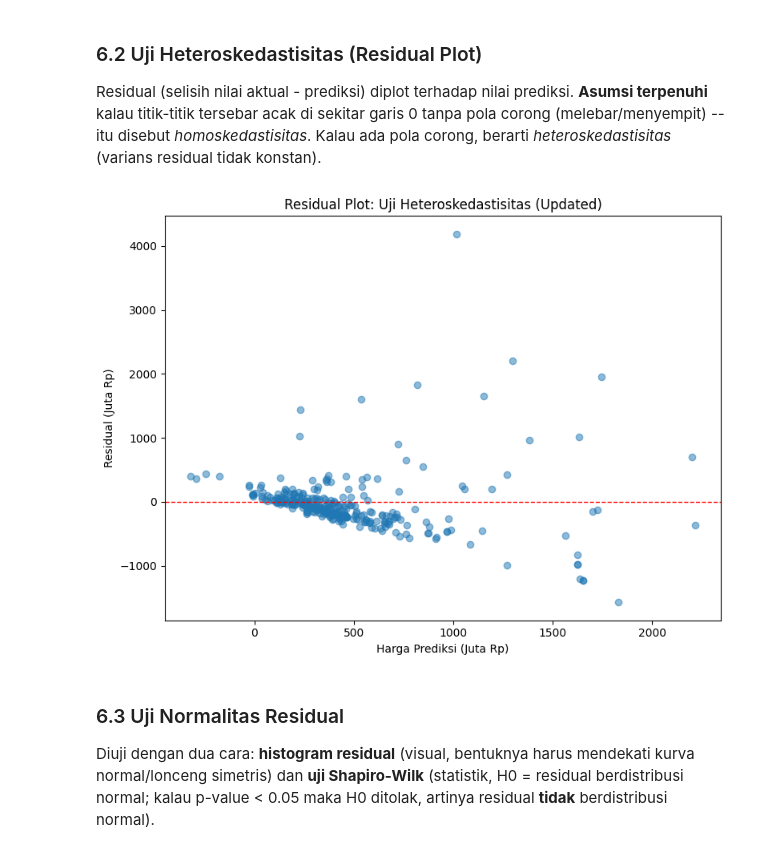
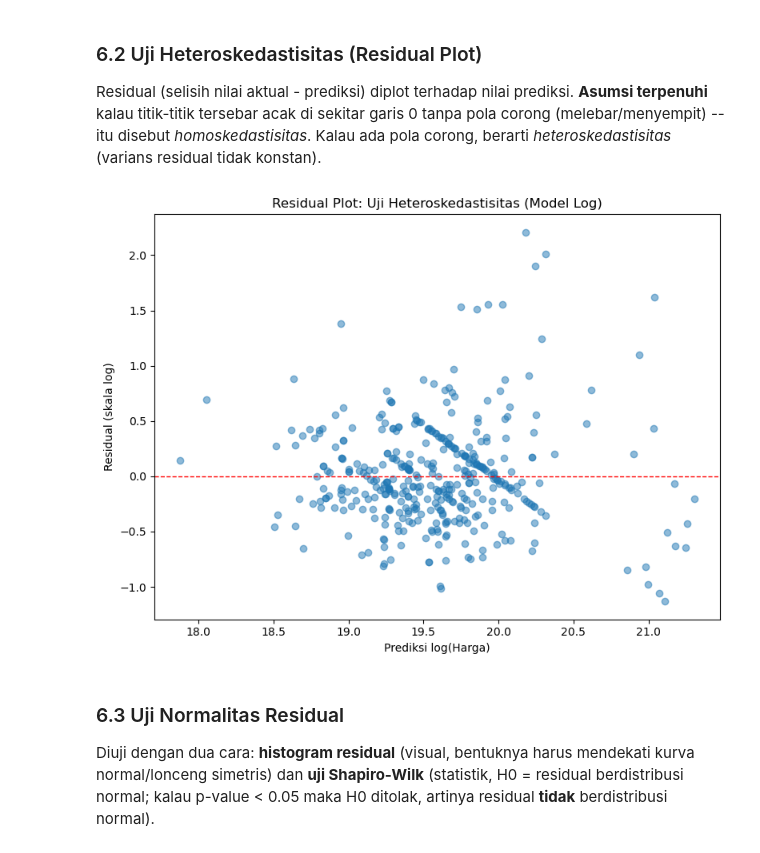
Before and after one commit to ajrahar/mobil123, a Jupyter notebook: mobil123_processing (1).ipynb, the cells around one changed output. Cells and saved outputs as stored; diff of their text form; code cells hidden in the pictures.

```diff
--- a/mobil123_processing (1).ipynb
+++ b/mobil123_processing (1).ipynb
@@ -389,9 +463,10 @@ dan baris bermasalah sebelum lanjut ke EDA.
 dummy_cols = [c for c in df.columns if c.startswith('is_')]
 
 final_cols = (['tahun', 'merk', 'tipe', 'tipe_truncated', 'jenis_mobil'] + dummy_cols +
-              ['transmisi', 'km', 'lokasi', 'penjual', 'harga'])
+              ['transmisi', 'km', 'lokasi', 'penjual',
+               'harga_asli', 'harga_imputed', 'imputation_source', 'harga'])
 df_clean = df[final_cols].copy()
 
-print("Shape data final:", df_clean.shape)
+print('Shape data final:', df_clean.shape)
 df_clean.head(10)
 # %% [output]
@@ -767,20 +907,20 @@ terpenuhi** kalau titik-titik tersebar acak di sekitar garis 0 tanpa pola corong
 (melebar/menyempit) -- itu disebut *homoskedastisitas*. Kalau ada pola corong, berarti
 *heteroskedastisitas* (varians residual tidak konstan).
 # %%
-# Re-calculate residuals and re-plot
-residuals = y_test - model.predict(X_test)
+# Residual untuk model log dihitung pada skala log
+residuals = y_log_test - pred_log
 
 plt.figure(figsize=(8, 6))
-plt.scatter(model.predict(X_test) / 1e6, residuals / 1e6, alpha=0.5)
+plt.scatter(pred_log, residuals, alpha=0.5)
 plt.axhline(0, color='red', linestyle='--', linewidth=1)
-plt.xlabel('Harga Prediksi (Juta Rp)')
-plt.ylabel('Residual (Juta Rp)')
-plt.title('Residual Plot: Uji Heteroskedastisitas (Updated)')
+plt.xlabel('Prediksi log(Harga)')
+plt.ylabel('Residual (skala log)')
+plt.title('Residual Plot: Uji Heteroskedastisitas (Model Log)')
 plt.tight_layout()
 plt.savefig(f'{OUTPUT_DIR}/09_residual_plot.png', dpi=150, bbox_inches='tight')
 plt.show()
 # %% [output]
-[figure, old version]
+[figure, new version]
 # %% [markdown]
 ### 6.3 Uji Normalitas Residual
 
```
Also changed, not shown: parts of 34 cells of this notebook, 13 other files.
